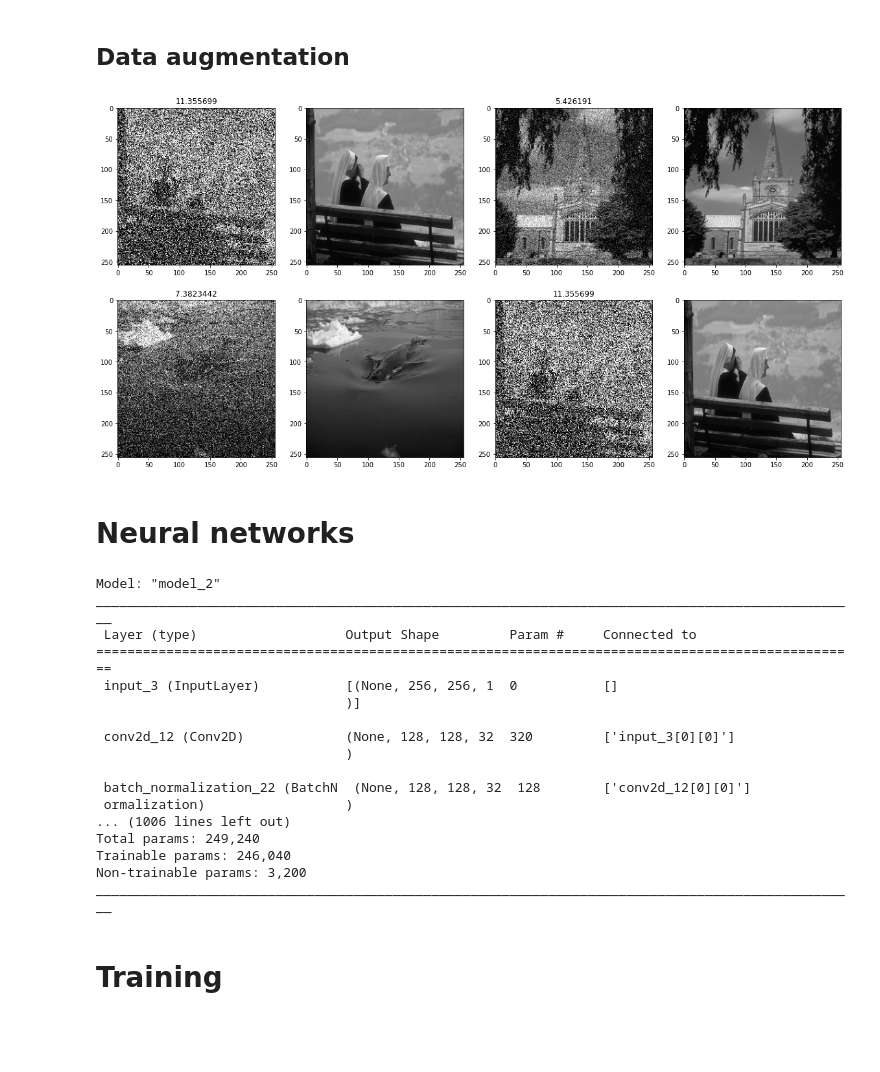
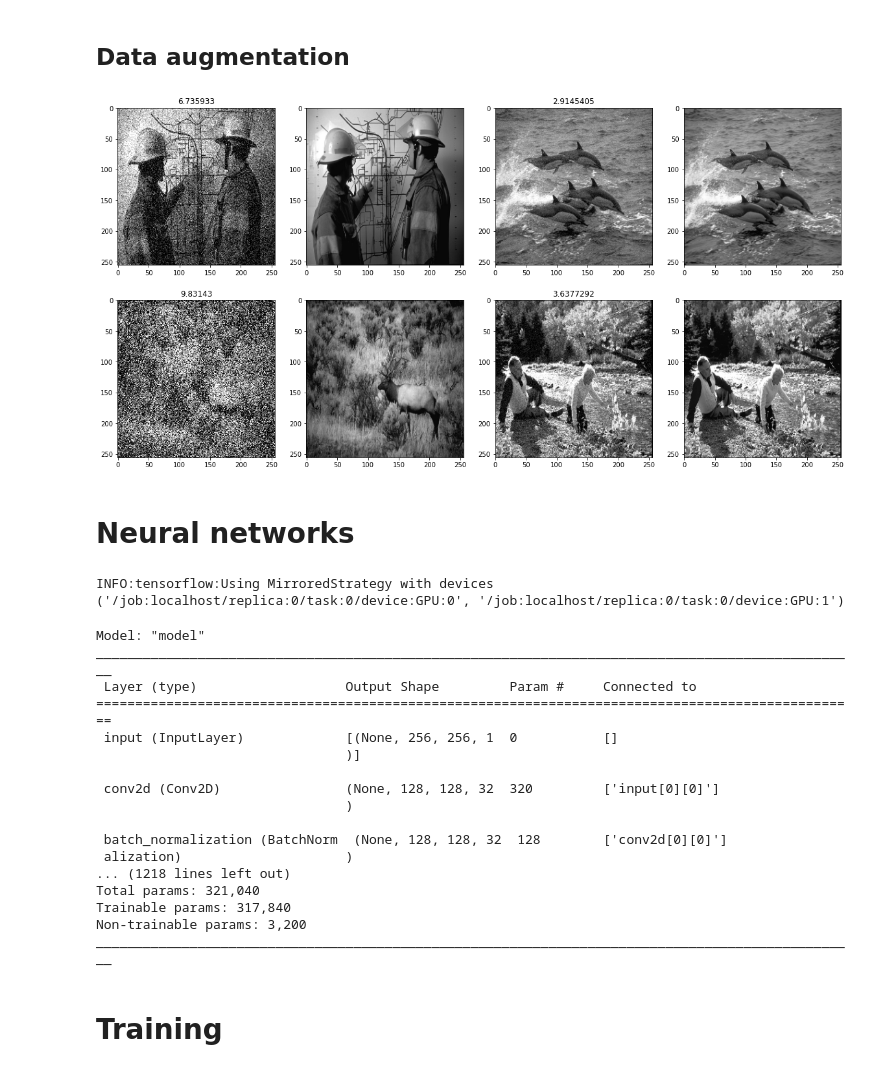
Before and after one commit to erjel/ortega_master_thesis, a Jupyter notebook: 23_jan/splines/gaussian.ipynb, the cells around one changed output. Cells and saved outputs as stored; diff of their text form; code cells hidden in the pictures; blank space fills up the shorter version.

```diff
--- a/23_jan/splines/gaussian.ipynb
+++ b/23_jan/splines/gaussian.ipynb
@@ -41,51 +40,53 @@ open_frame = getattr(open_frame,typ)
 # %% [markdown]
 ## Data augmentation
 # %%
-gen_batch_train,gen_batch_val = get_generators(typ,var1_d=5,var1_u=15,CROP1=CROP,BATCH_SIZE=5)
+gen_batch_train,gen_batch_val = get_generators(typ,var1_d=1,var1_u=10,CROP1=CROP,BATCH_SIZE=5)
 # %%
-xs, ys,zs = next(gen_batch_train.as_numpy_iterator())
+xs, ys = next(gen_batch_train.as_numpy_iterator())
 # %%
 nrows,ncols = 2,4
 fig,axs = plt.subplots(nrows=nrows,ncols=ncols,figsize=(20,10))
 
 for i in range(nrows):
     for j in range(ncols//2):
-        _ = np.random.choice(len(xs))
-        axs[i,2*j].imshow(np.squeeze(xs[_]),cmap='gray')
+        _ = np.random.choice(len(xs['input']))
+        axs[i,2*j].imshow(np.squeeze(xs['input'][_]),cmap='gray')
         axs[i,2*j+1].imshow(np.squeeze(ys[_]),cmap='gray')
-        axs[i,2*j].set_title(str(zs[_][0]))
+        axs[i,2*j].set_title(str(np.mean(xs['input_emb'][_])))
 
 plt.show()
 # %% [output]
-[figure, old version]
+[figure, new version]
 # %% [markdown]
 # Neural networks
 # %%
-#strategy = tf.distribute.MirroredStrategy()
-strategy = tf.distribute.OneDeviceStrategy('/device:GPU:0')
+strategy = tf.distribute.MirroredStrategy()
+#strategy = tf.distribute.OneDeviceStrategy('/device:GPU:0')
+# %% [output]
+INFO:tensorflow:Using MirroredStrategy with devices ('/job:localhost/replica:0/task:0/device:GPU:0', '/job:localhost/replica:0/task:0/device:GPU:1')
 # %%
 order = 1
-num_classes = 20
+num_classes = 50
 model = get_model("splines",it_lim=10,image_size=image_size,num_classes = num_classes,order=order)
 model.compile(optimizer=tf.keras.optimizers.Adam(1e-3),
         loss='mse',)
 model.summary()
 # %% [output]
-Model: "model_2"
+Model: "model"
 __________________________________________________________________________________________________
  Layer (type)                   Output Shape         Param #     Connected to
 ==================================================================================================
- input_3 (InputLayer)           [(None, 256, 256, 1  0           []
+ input (InputLayer)             [(None, 256, 256, 1  0           []
                                 )]
 
- conv2d_12 (Conv2D)             (None, 128, 128, 32  320         ['input_3[0][0]']
+ conv2d (Conv2D)                (None, 128, 128, 32  320         ['input[0][0]']
                                 )
 
- batch_normalization_22 (BatchN  (None, 128, 128, 32  128        ['conv2d_12[0][0]']
- ormalization)                  )
-... (1006 lines left out)
-Total params: 249,240
-Trainable params: 246,040
+ batch_normalization (BatchNorm  (None, 128, 128, 32  128        ['conv2d[0][0]']
+ alization)                     )
+... (1218 lines left out)
+Total params: 321,040
+Trainable params: 317,840
 Non-trainable params: 3,200
 __________________________________________________________________________________________________
 # %% [markdown]
```
Also changed, not shown: parts of 6 cells of this notebook, 36 other files.
